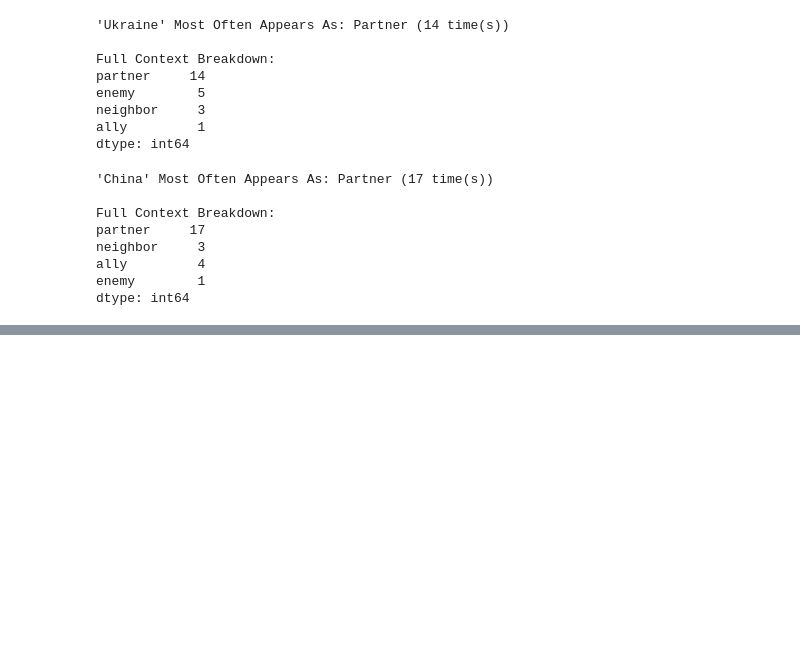
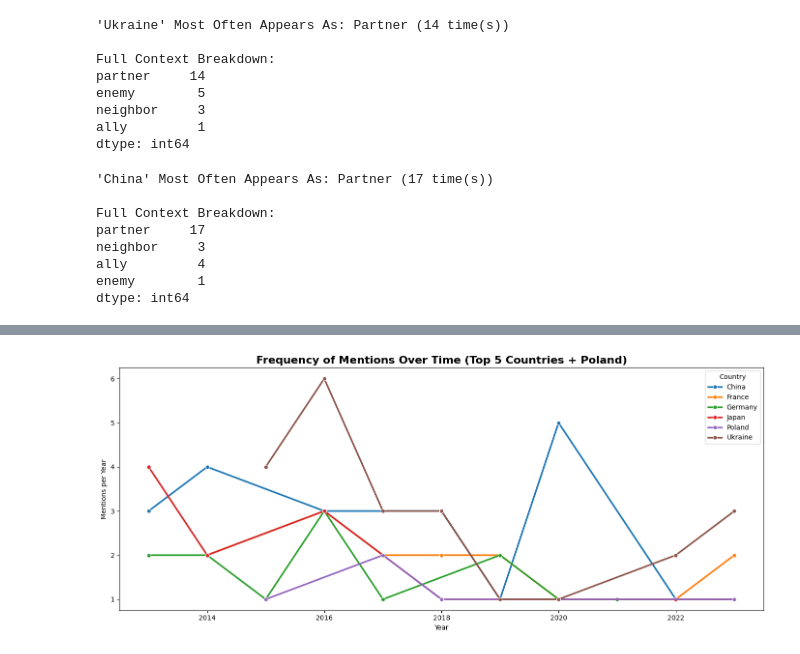
Before and after one commit to szuvarska/PutinsTalksAnalysis, a Jupyter notebook: 03_NER_and_collocations.ipynb, the cells around one changed output, grey strips where cells are left out. Saved outputs shown, nothing was run; the diff lists cells and outputs as text; code cells hidden in the pictures; blank space fills up the shorter version.

```diff
--- a/03_NER_and_collocations.ipynb
+++ b/03_NER_and_collocations.ipynb
@@ -269,0 +289,2 @@ dtype: int64
+# %%
+top_countries.append("Poland")
@@ -269,0 +310,24 @@ dtype: int64
+# %%
+def plot_mentions_over_time():
+    # Prepare data: Explode countries and group by date
+    df_exploded = df_poc.explode('extracted_countries')
+
+    # Filter for only our top 5 countries
+    df_time = df_exploded[df_exploded['extracted_countries'].isin(top_countries)].copy()
+
+    # Group by Year (or Month 'M') and Country
+    # Using 'Y' for smoother lines over a long period, switch to 'M' for granularity
+    timeline = df_time.groupby(['extracted_countries', pd.Grouper(key='date', freq='Y')]).size().reset_index(name='Counts')
+
+    plt.figure(figsize=(14, 6))
+    sns.lineplot(data=timeline, x="date", y="Counts", hue="extracted_countries", marker="o", linewidth=2.5)
+
+    plt.title('Frequency of Mentions Over Time (Top 5 Countries + Poland)', fontsize=16, fontweight='bold')
+    plt.xlabel('Year')
+    plt.ylabel('Mentions per Year')
+    plt.legend(title='Country')
+    plt.tight_layout()
+    plt.show()
+plot_mentions_over_time()
+# %% [output]
+[figure, added]
```
Also changed, not shown: parts of 9 cells of this notebook.
